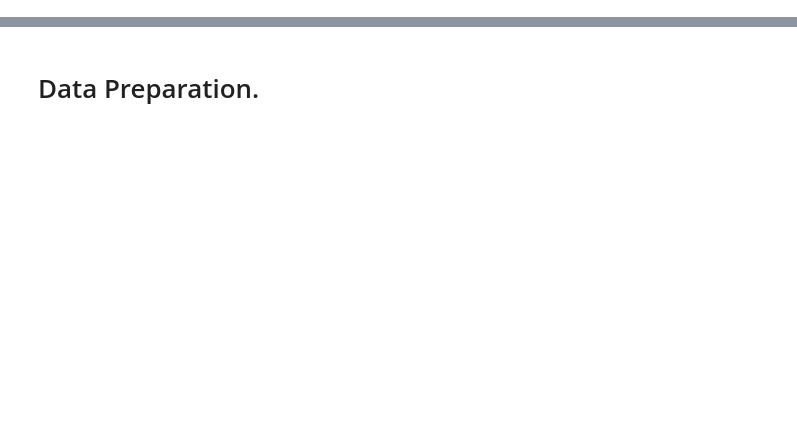
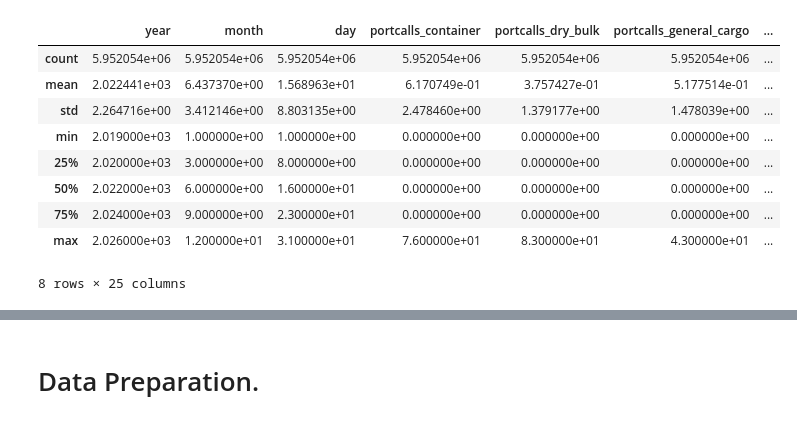
Before and after one commit to Global-Maritime-Trade-intelligence/Global-Maritime-Trade-Intelligence, a Jupyter notebook: Capstone.ipynb, the cells around one changed output, grey strips where cells are left out. Cells and saved outputs as stored; diff of their text form; code cells hidden in the pictures; blank space fills up the shorter version.

```diff
--- a/Capstone.ipynb
+++ b/Capstone.ipynb
@@ -35,0 +63,5 @@ Expected outcomes include insights into maritime trade patterns, relationships,
+# %%
+# load daily ports
+portwatch = pd.read_csv("Datasets/raw/daily_ports_all.csv")
+print(portwatch.shape)
+portwatch.head()
@@ -35,0 +97,13 @@ Expected outcomes include insights into maritime trade patterns, relationships,
+# %%
+portwatch.describe()
+# %% [output]
+|  | year | month | day | portcalls_container | portcalls_dry_bulk | portcalls_general_cargo | ... |
+| count | 5.952054e+06 | 5.952054e+06 | 5.952054e+06 | 5.952054e+06 | 5.952054e+06 | 5.952054e+06 | ... |
+| mean | 2.022441e+03 | 6.437370e+00 | 1.568963e+01 | 6.170749e-01 | 3.757427e-01 | 5.177514e-01 | ... |
+| std | 2.264716e+00 | 3.412146e+00 | 8.803135e+00 | 2.478460e+00 | 1.379177e+00 | 1.478039e+00 | ... |
+| min | 2.019000e+03 | 1.000000e+00 | 1.000000e+00 | 0.000000e+00 | 0.000000e+00 | 0.000000e+00 | ... |
+| 25% | 2.020000e+03 | 3.000000e+00 | 8.000000e+00 | 0.000000e+00 | 0.000000e+00 | 0.000000e+00 | ... |
+| 50% | 2.022000e+03 | 6.000000e+00 | 1.600000e+01 | 0.000000e+00 | 0.000000e+00 | 0.000000e+00 | ... |
+| 75% | 2.024000e+03 | 9.000000e+00 | 2.300000e+01 | 0.000000e+00 | 0.000000e+00 | 0.000000e+00 | ... |
+| max | 2.026000e+03 | 1.200000e+01 | 3.100000e+01 | 7.600000e+01 | 8.300000e+01 | 4.300000e+01 | ... |
+8 rows × 25 columns
```
Also changed, not shown: parts of 65 cells of this notebook, 2 other files.
